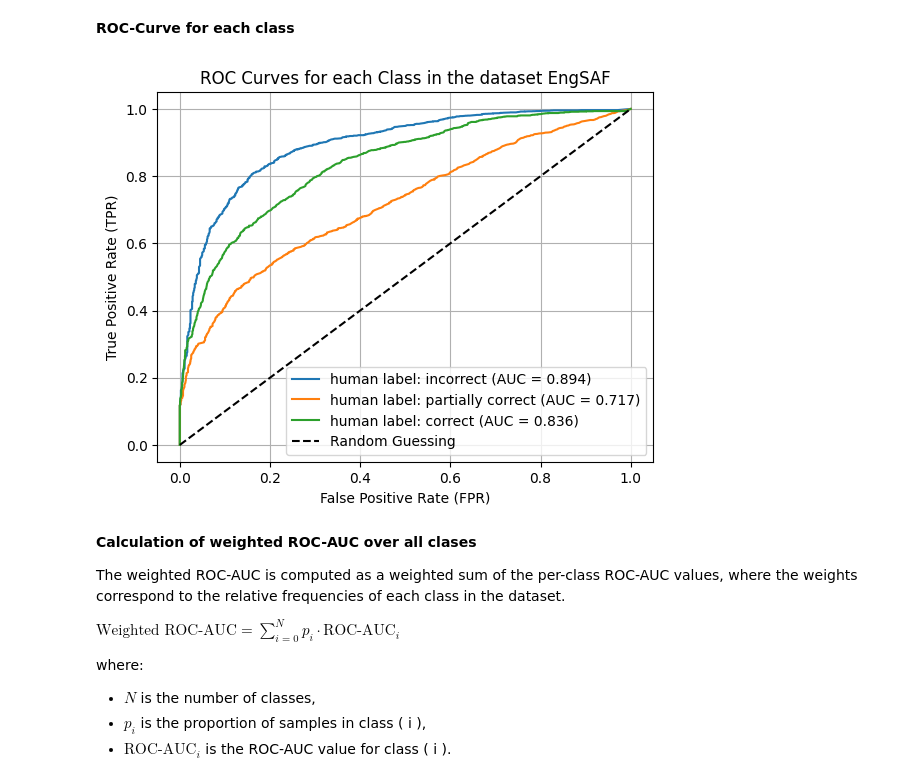
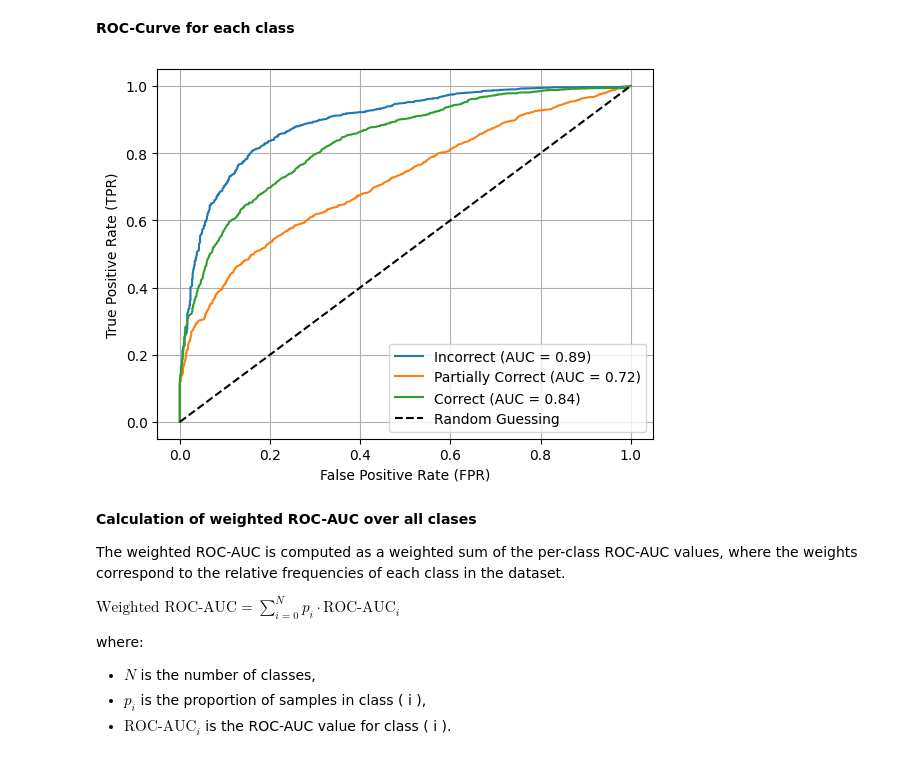
Before and after one commit to HASKI-RAK/paper, a Jupyter notebook: NodeGradeEvaluation/benchmark_results_analysis/main.ipynb, the cells around one changed output. Cells and saved outputs as stored; diff of their text form; code cells hidden in the pictures.

Commit message:
modified source code to get png files that match appearance of former tex plots

```diff
--- a/NodeGradeEvaluation/benchmark_results_analysis/main.ipynb
+++ b/NodeGradeEvaluation/benchmark_results_analysis/main.ipynb
@@ -779,45 +782,45 @@ for value in distinct_human_scores:
     value_label = None
     if int(value) == 0:
         dummy = (df['human_score'] != value).astype(int)
-        value_label = 'incorrect'
+        value_label = 'Incorrect'
     if int(value) == 1:
         dummy = (df['human_score'] != value).astype(int)
-        value_label = 'partially correct'
+        value_label = 'Partially Correct'
     elif int(value) == 2:
         dummy = (df['human_score'] == value).astype(int)
-        value_label = 'correct'
+        value_label = 'Correct'
 
     # calculate roc auc
     if int(value) in [0, 2]:
         model_score_original = df['model_score_original']
         roc_auc = roc_auc_score(dummy, model_score_original)
     elif int(value) == 1:
         model_score_original = abs(df['model_score_original'] - 50)
         roc_auc = roc_auc_score(dummy, model_score_original)
 
     formal_results[alias]['MultiClass_ROC_AUC']['values'][f'class_{int(value)}'] = float(roc_auc)
 
     # Calculate the ROC-Curve
     fpr, tpr, thresholds = roc_curve(dummy, model_score_original)
 
     # plot der ROC-Kurve
-    plt.plot(fpr, tpr, label=f'human label: {value_label} (AUC = {roc_auc:.3f})')
+    plt.plot(fpr, tpr, label=f'{value_label} (AUC = {roc_auc:.2f})')
 
 # Plot
 filename = 'engsaf_roc_curves'
 plt.plot([0, 1], [0, 1], 'k--', label='Random Guessing')
 plt.xlabel('False Positive Rate (FPR)')
 plt.ylabel('True Positive Rate (TPR)')
-plt.title('ROC Curves for each Class in the dataset EngSAF')
+plt.title('')
 plt.legend(loc='lower right')
 plt.grid()
 plt.savefig(f"./exports/{filename}.png")
 tikzplotlib.save(f"./exports/{filename}.tex")
 plt.show()
 
 del roc_auc
 # %% [output]
-[figure, old version]
+[figure, new version]
 # %% [markdown]
 __Calculation of weighted ROC-AUC over all clases__
 
```
Also changed, not shown: parts of 10 cells of this notebook, 3 other files.
